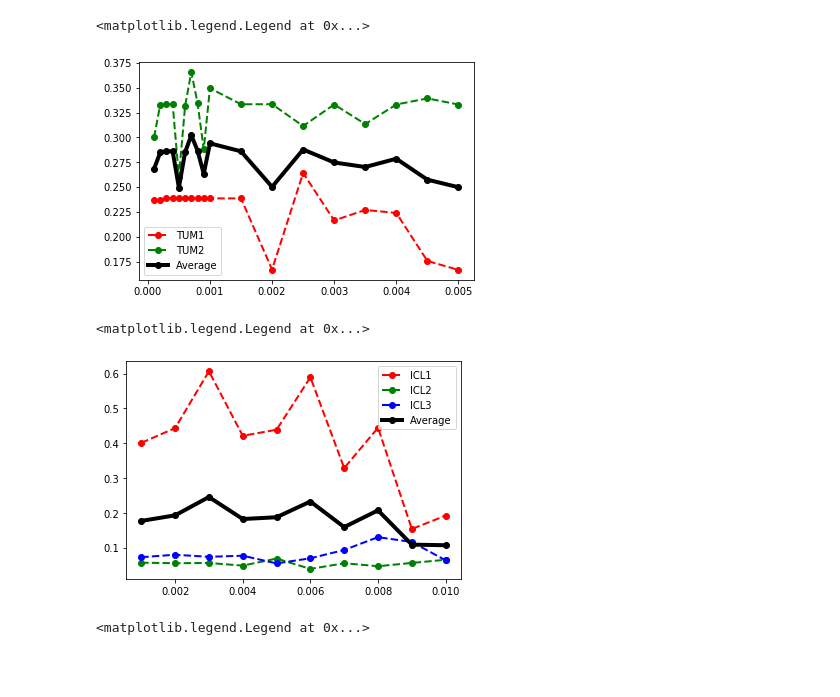
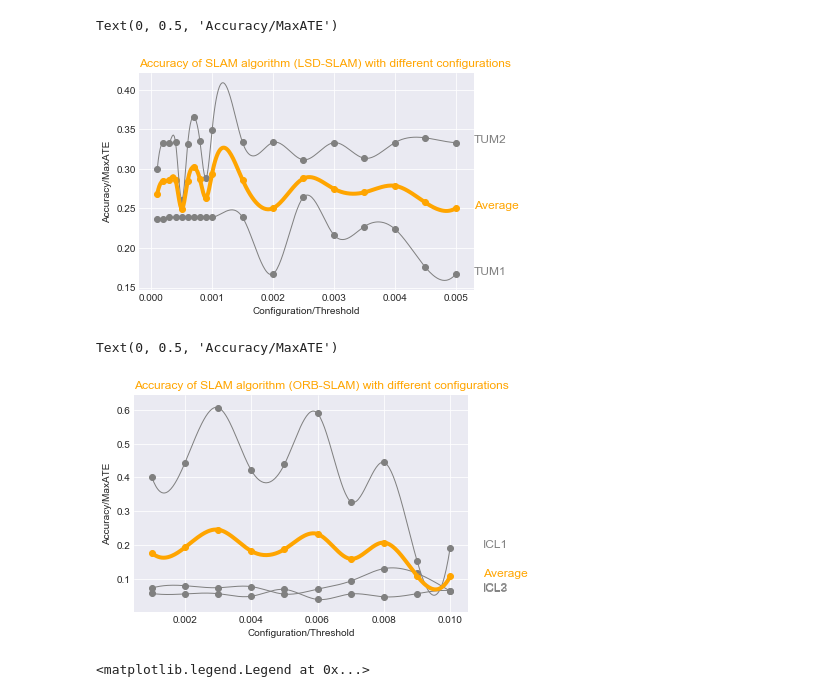
Before and after one commit to jlliao/slambench2, a Jupyter notebook: Explore_SLAMBench_Data_Final.ipynb, the cells around one changed output. Cells and saved outputs as stored; diff of their text form; code cells hidden in the pictures; blank space fills up the shorter version.

```diff
--- a/Explore_SLAMBench_Data_Final.ipynb
+++ b/Explore_SLAMBench_Data_Final.ipynb
@@ -29,9 +39,6 @@ data_icl3_orb_int = slamlog.load_inputs(icl3_orb_int)
 # %%
 ## For example to generate the pareto Accuracy / ExecutionTime
 
-import pandas as pd
-import matplotlib.pyplot as plt
-import re
 #'MaxATE':  x ['Summary']['unnamed']['AbsoluteError']['MAX'], 'FPS':  (1 / x ['Summary']['algo']['Duration_Frame']['MEAN'])
 
 mycleandata1 = [ {'config': float(re.search('TUM1XYZ-ISD-INT-(.+?).log', k).group(1)), 'MaxATE':  x ['Summary']['unnamed']['AbsoluteError']['MAX']} for (k,x) in list(data_tum1_lsd_int.items())[:] ]
@@ -44,33 +51,78 @@ df=df.rename(columns = {'MaxATE':'MaxATE1'})
 df['MaxATE2'] = df2['MaxATE']
 df['avg'] = df[['MaxATE1', 'MaxATE2']].mean(axis=1)
 
-plt.plot( 'config', 'MaxATE1', data=df, marker='o', color='red', linestyle='dashed', linewidth=2, label="TUM1")
-plt.plot( 'config', 'MaxATE2', data=df, marker='o', color='green', linewidth=2, linestyle='dashed', label="TUM2")
-plt.plot( 'config', 'avg', data=df, marker='o', color='black', linewidth=4, label="Average")
-plt.legend()
+x_new = np.linspace(0.0001, 0.005, 300)
+a_BSpline1 = interpolate.make_interp_spline(df['config'], df['MaxATE1'])
+y_new1 = a_BSpline1(x_new)
+a_BSpline2 = interpolate.make_interp_spline(df['config'], df['MaxATE2'])
+y_new2 = a_BSpline2(x_new)
+a_BSpline3 = interpolate.make_interp_spline(df['config'], df['avg'])
+y_new3 = a_BSpline3(x_new)
+
+plt.style.use('seaborn-darkgrid')
+plt.plot(x_new, y_new1, color = 'grey', linewidth=1)
+plt.text(0.0053, y_new1[-1], 'TUM1', horizontalalignment='left', size='large', color='grey')
+plt.scatter('config', 'MaxATE1', data=df, color='grey')
+
+plt.plot(x_new, y_new2, color = 'grey', linewidth=1)
+plt.text(0.0053, y_new2[-1], 'TUM2', horizontalalignment='left', size='large', color='grey')
+plt.scatter('config', 'MaxATE2', data=df, color='grey')
+
+plt.plot(x_new, y_new3, color = 'orange', linewidth=4)
+plt.text(0.0053, y_new3[-1], 'Average', horizontalalignment='left', size='large', color='orange')
+plt.scatter('config', 'avg', data=df, color='orange')
+
+plt.title("Accuracy of SLAM algorithm (LSD-SLAM) with different configurations", loc='left', fontsize=12, fontweight=0, color='orange')
+plt.xlabel("Configuration/Threshold")
+plt.ylabel("Accuracy/MaxATE")
 # %% [output]
-<matplotlib.legend.Legend at 0x...>
+Text(0, 0.5, 'Accuracy/MaxATE')
-[figure, old version]
+[figure, new version]
 # %%
 mycleandata1 = [ {'config': float(re.search('ICL1-ORB-INT-(.+?).log', k).group(1)), 'MaxATE':  x ['Summary']['unnamed']['AbsoluteError']['MAX']} for (k,x) in list(data_icl1_orb_int.items())[:] ]
 mycleandata2 = [ {'config': float(re.search('ICL2-ORB-INT-(.+?).log', k).group(1)), 'MaxATE':  x ['Summary']['unnamed']['AbsoluteError']['MAX']} for (k,x) in list(data_icl2_orb_int.items())[:] ]
 mycleandata3 = [ {'config': float(re.search('ICL3-ORB-INT-(.+?).log', k).group(1)), 'MaxATE':  x ['Summary']['unnamed']['AbsoluteError']['MAX']} for (k,x) in list(data_icl3_orb_int.items())[:] ]
 
 df1 = pd.DataFrame(mycleandata1).sort_values('config')
 df2 = pd.DataFrame(mycleandata2).sort_values('config')
 df3 = pd.DataFrame(mycleandata3).sort_values('config')
 df = df1
 df=df.rename(columns = {'MaxATE':'MaxATE1'})
 df['MaxATE2'] = df2['MaxATE']
 df['MaxATE3'] = df3['MaxATE']
 df['avg'] = df[['MaxATE1', 'MaxATE2', 'MaxATE3']].mean(axis=1)
 
-plt.plot( 'config', 'MaxATE1', data=df, marker='o', color='red', linestyle='dashed', linewidth=2, label="ICL1")
-plt.plot( 'config', 'MaxATE2', data=df, marker='o', color='green', linewidth=2, linestyle='dashed', label="ICL2")
-plt.plot( 'config', 'MaxATE3', data=df, marker='o', color='blue', linewidth=2, linestyle='dashed', label="ICL3")
-plt.plot( 'config', 'avg', data=df, marker='o', color='black', linewidth=4, label="Average")
-plt.legend()
+x_new = np.linspace(0.001, 0.01, 300)
+a_BSpline1 = interpolate.make_interp_spline(df['config'], df['MaxATE1'])
+y_new1 = a_BSpline1(x_new)
+a_BSpline2 = interpolate.make_interp_spline(df['config'], df['MaxATE2'])
+y_new2 = a_BSpline2(x_new)
+a_BSpline3 = interpolate.make_interp_spline(df['config'], df['MaxATE3'])
+y_new3 = a_BSpline3(x_new)
+a_BSpline4 = interpolate.make_interp_spline(df['config'], df['avg'])
+y_new4 = a_BSpline4(x_new)
+
+plt.style.use('seaborn-darkgrid')
+plt.plot(x_new, y_new1, color = 'grey', linewidth=1)
+plt.text(0.011, y_new1[-1], 'ICL1', horizontalalignment='left', size='large', color='grey')
+plt.scatter('config', 'MaxATE1', data=df, color='grey')
+
+plt.plot(x_new, y_new2, color = 'grey', linewidth=1)
+plt.text(0.011, y_new2[-1], 'ICL2', horizontalalignment='left', size='large', color='grey')
+plt.scatter('config', 'MaxATE2', data=df, color='grey')
+
+plt.plot(x_new, y_new3, color = 'grey', linewidth=1)
+plt.text(0.011, y_new3[-1], 'ICL3', horizontalalignment='left', size='large', color='grey')
+plt.scatter('config', 'MaxATE3', data=df, color='grey')
+
+plt.plot(x_new, y_new4, color = 'orange', linewidth=4)
+plt.text(0.011, y_new4[-1], 'Average', horizontalalignment='left', size='large', color='orange')
+plt.scatter('config', 'avg', data=df, color='orange')
+
+plt.title("Accuracy of SLAM algorithm (ORB-SLAM) with different configurations", loc='left', fontsize=12, fontweight=0, color='orange')
+plt.xlabel("Configuration/Threshold")
+plt.ylabel("Accuracy/MaxATE")
 # %% [output]
-<matplotlib.legend.Legend at 0x...>
+Text(0, 0.5, 'Accuracy/MaxATE')
-[figure, old version]
+[figure, new version]
 # %%
```
Also changed, not shown: parts of 4 cells of this notebook, 3 other files.
